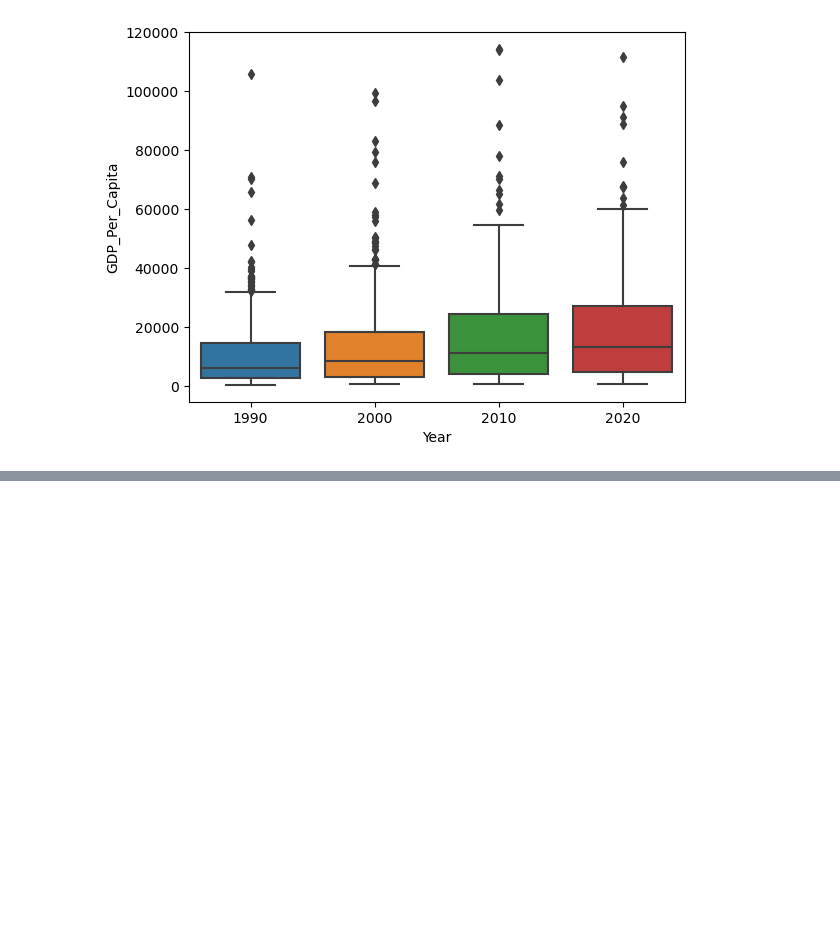
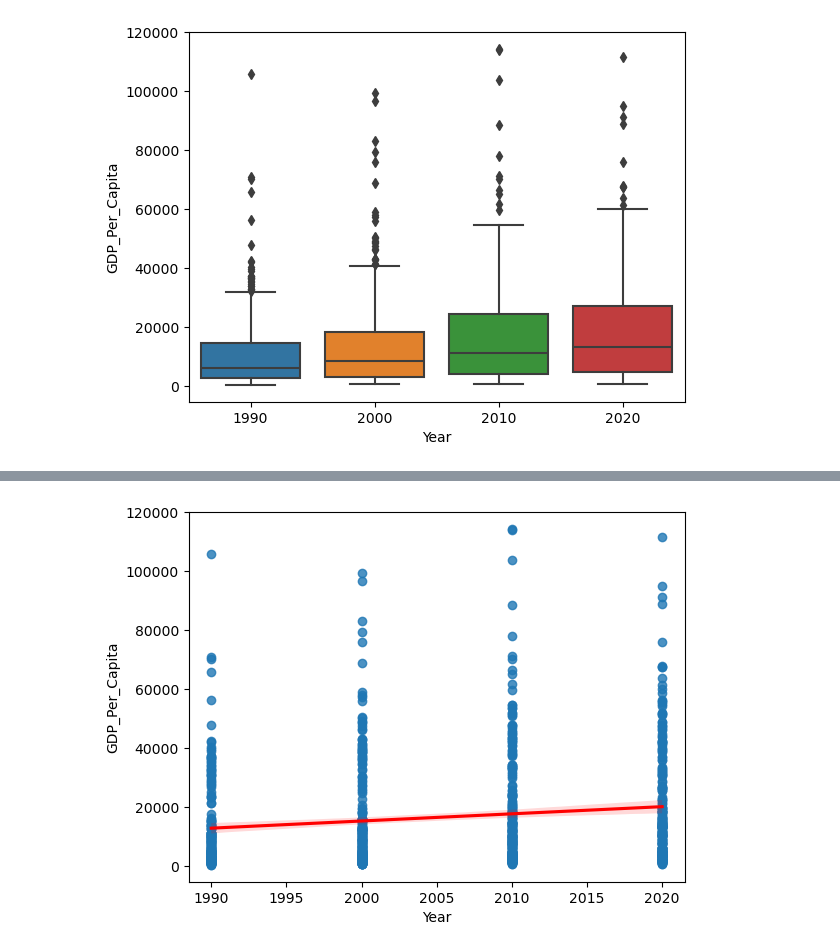
Before and after one commit to NSS-Data-Analytics-Cohort-11/undata-Jordan-D-Taylor, a Jupyter notebook: notebook/UN_data.ipynb, the cells around one changed output, grey strips where cells are left out. Cells and saved outputs as stored; diff of their text form; code cells hidden in the pictures; blank space fills up the shorter version.

```diff
--- a/notebook/UN_data.ipynb
+++ b/notebook/UN_data.ipynb
@@ -183,0 +208,4 @@ Boxplot = sns.boxplot(y=Q10['GDP_Per_Capita'], x=Q10['Year'])
+# %%
+ScatterTrend = sns.regplot(x=gdp_decades['Year'], y=gdp_decades['GDP_Per_Capita'], line_kws={'color':'r'})
+# %% [output]
+[figure, added]
```
Also changed, not shown: parts of 41 cells of this notebook.
